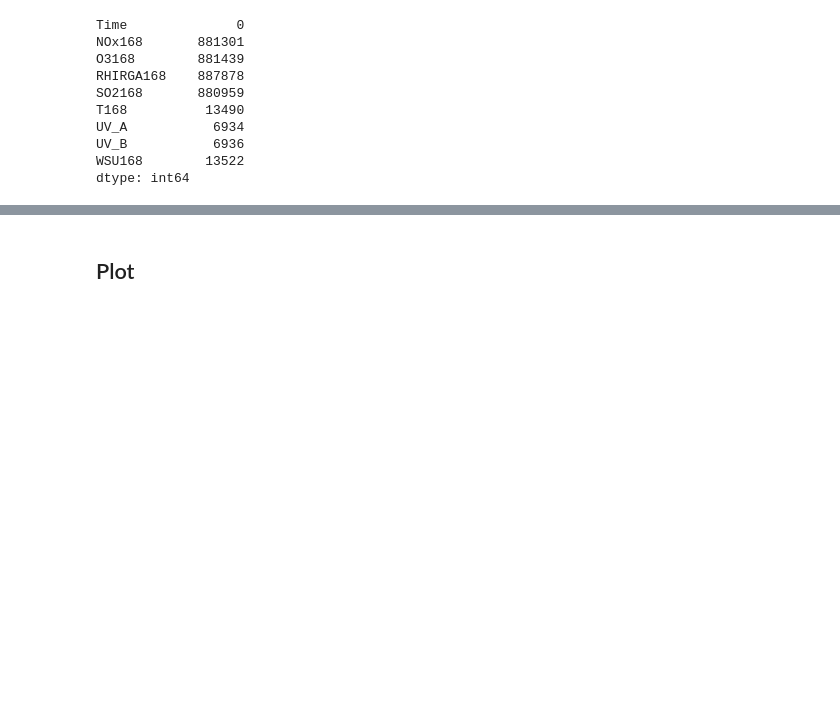
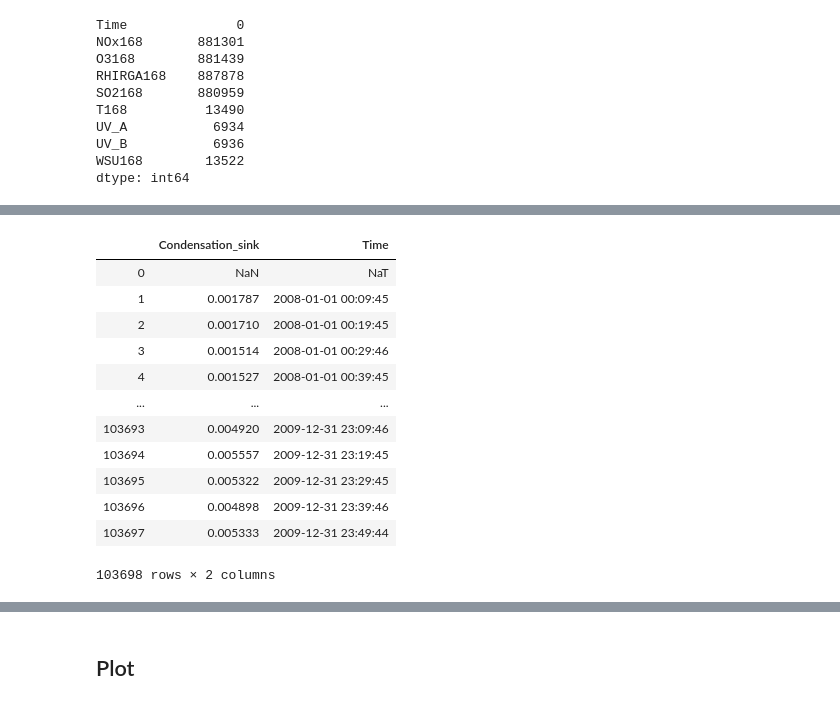
Before and after one commit to vietle94/NPF-smearII, a Jupyter notebook: Project.ipynb, the cells around one changed output, grey strips where cells are left out. Saved outputs shown, nothing was run; the diff lists cells and outputs as text; code cells hidden in the pictures; blank space fills up the shorter version.

```diff
--- a/Project.ipynb
+++ b/Project.ipynb
@@ -101,0 +249,16 @@ dtype: int64
+# %%
+condense.shift(1)
+# %% [output]
+|  | Condensation_sink | Time |
+| 0 | NaN | NaT |
+| 1 | 0.001787 | 2008-01-01 00:09:45 |
+| 2 | 0.001710 | 2008-01-01 00:19:45 |
+| 3 | 0.001514 | 2008-01-01 00:29:46 |
+| 4 | 0.001527 | 2008-01-01 00:39:45 |
+| ... | ... | ... |
+| 103693 | 0.004920 | 2009-12-31 23:09:46 |
+| 103694 | 0.005557 | 2009-12-31 23:19:45 |
+| 103695 | 0.005322 | 2009-12-31 23:29:45 |
+| 103696 | 0.004898 | 2009-12-31 23:39:46 |
+| 103697 | 0.005333 | 2009-12-31 23:49:44 |
+103698 rows × 2 columns
```
Also changed, not shown: parts of 67 cells of this notebook.
